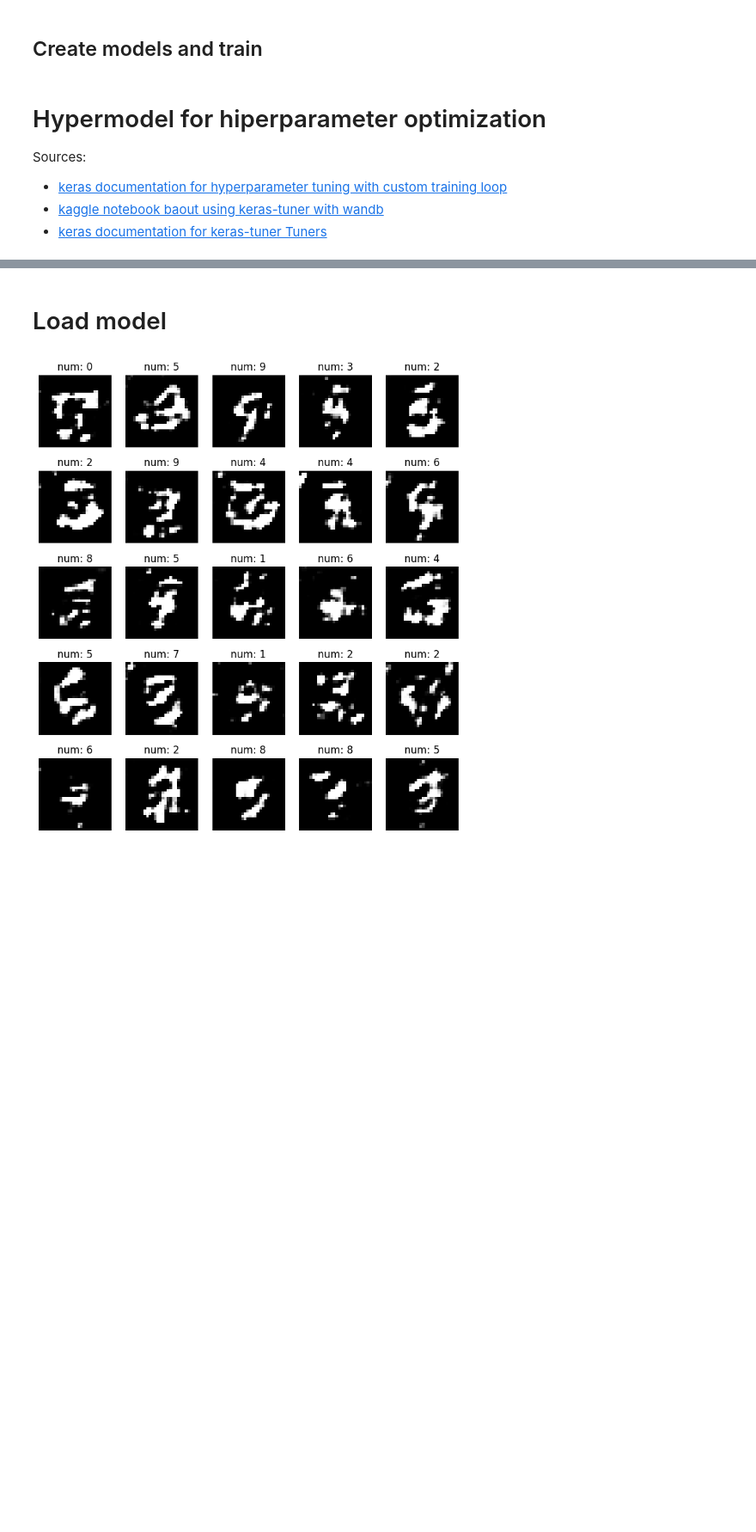
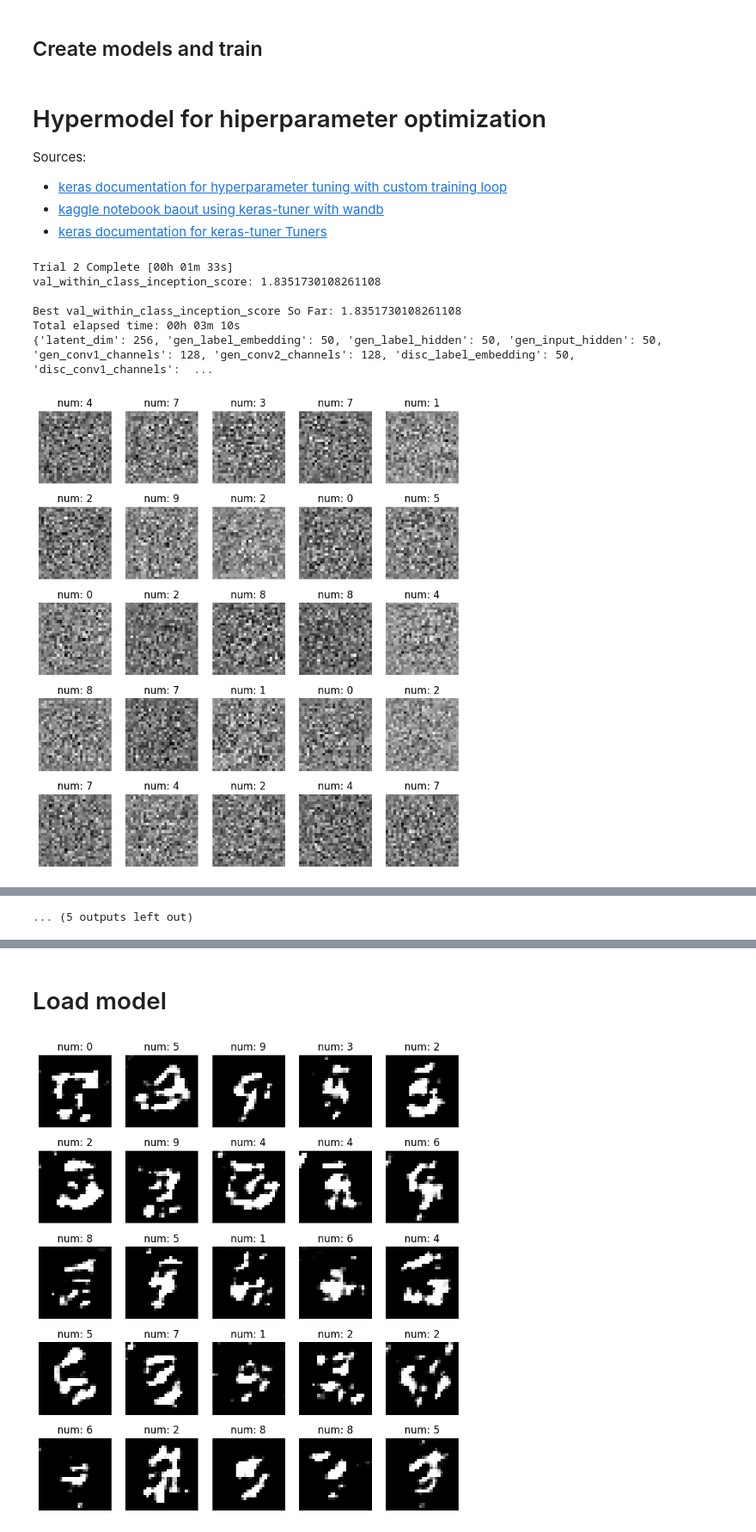
Before and after one commit to FokaKefir/KepKreator, a Jupyter notebook: MNIST_GAN.ipynb, the cells around one changed output, grey strips where cells are left out. Shown at 86% size. Saved outputs shown, nothing was run; the diff lists cells and outputs as text; code cells hidden in the pictures; blank space fills up the shorter version.

```diff
--- a/MNIST_GAN.ipynb
+++ b/MNIST_GAN.ipynb
@@ -560,0 +532,29 @@ print(tuner.get_best_hyperparameters()[0].values)
+# %%
+mode = None if USE_WANDB else 'disabled'
+group_name = 'hyperparam_optimization_12_09_v0'
+wandb_config = {'mode': mode,
+                'group': group_name}
+
+tuner = keras_tuner.RandomSearch(
+    CGANHypermodel(),
+    objective=keras_tuner.Objective('val_within_class_inception_score', 'max'),
+    max_trials=20,
+    overwrite=True,
+    directory='hyperparam_tuning',
+    project_name=PROJECT,
+)
+
+tuner.search(x_train[:128], labels_train[:128],
+            wandb_config,
+            validation_data=[x_test[0]],
+            )
+
+print(tuner.get_best_hyperparameters()[0].values)
+# %% [output]
+Trial 2 Complete [00h 01m 33s]
+val_within_class_inception_score: 1.8351730108261108
+
+Best val_within_class_inception_score So Far: 1.8351730108261108
+Total elapsed time: 00h 03m 10s
+{'latent_dim': 256, 'gen_label_embedding': 50, 'gen_label_hidden': 50, 'gen_input_hidden': 50, 'gen_conv1_channels': 128, 'gen_conv2_channels': 128, 'disc_label_embedding': 50, 'disc_conv1_channels':  ...
+[figure, added]
@@ -561 +571,2 @@ print(tuner.get_best_hyperparameters()[0].values)
+... (5 outputs left out)
 # %%
```
Also changed, not shown: parts of 10 cells of this notebook.
